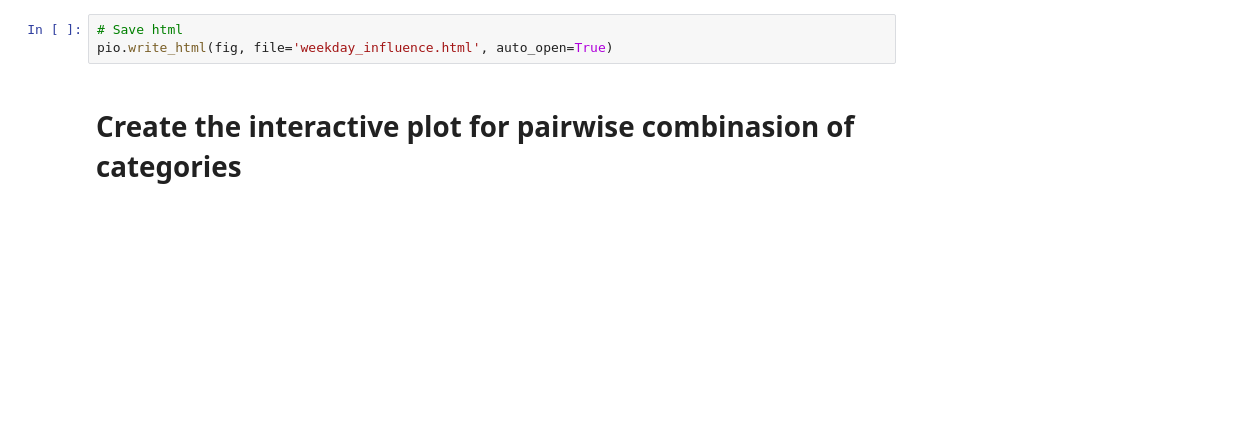
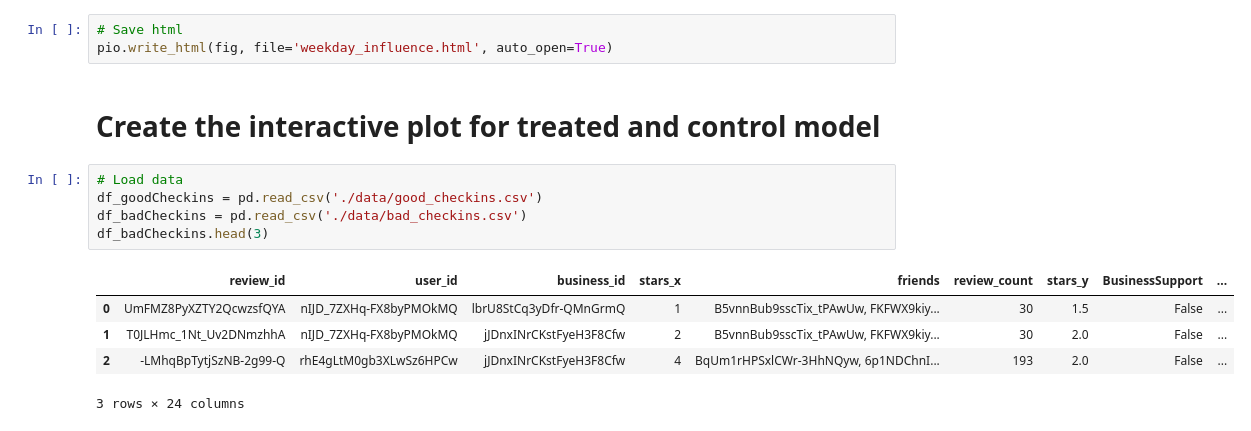
Before and after one commit to epfl-ada/ada-2020-project-milestone-p3-p3_kergagnant, a Jupyter notebook: web.ipynb, the cells around one changed output. Drawn from its saved outputs; the diff is of its cells as text; blank space fills up the shorter version.

```diff
--- a/web.ipynb
+++ b/web.ipynb
@@ -350,4 +352,15 @@ fig.show()
 # Save html
 pio.write_html(fig, file='weekday_influence.html', auto_open=True)
 # %% [markdown]
-# Create the interactive plot for pairwise combinasion of categories
+# Create the interactive plot for treated and control model
+# %%
+# Load data
+df_goodCheckins = pd.read_csv('./data/good_checkins.csv')
+df_badCheckins = pd.read_csv('./data/bad_checkins.csv')
+df_badCheckins.head(3)
+# %% [output]
+|  | review_id | user_id | business_id | stars_x | friends | review_count | stars_y | BusinessSupport | ... |
+| 0 | UmFMZ8PyXZTY2QcwzsfQYA | nIJD_7ZXHq-FX8byPMOkMQ | lbrU8StCq3yDfr-QMnGrmQ | 1 | B5vnnBub9sscTix_tPAwUw, FKFWX9kiy... | 30 | 1.5 | False | ... |
+| 1 | T0JLHmc_1Nt_Uv2DNmzhhA | nIJD_7ZXHq-FX8byPMOkMQ | jJDnxINrCKstFyeH3F8Cfw | 2 | B5vnnBub9sscTix_tPAwUw, FKFWX9kiy... | 30 | 2.0 | False | ... |
+| 2 | -LMhqBpTytjSzNB-2g99-Q | rhE4gLtM0gb3XLwSz6HPCw | jJDnxINrCKstFyeH3F8Cfw | 4 | BqUm1rHPSxlCWr-3HhNQyw, 6p1NDChnI... | 193 | 2.0 | False | ... |
+3 rows × 24 columns
```
Also changed, not shown: parts of 7 cells of this notebook.
